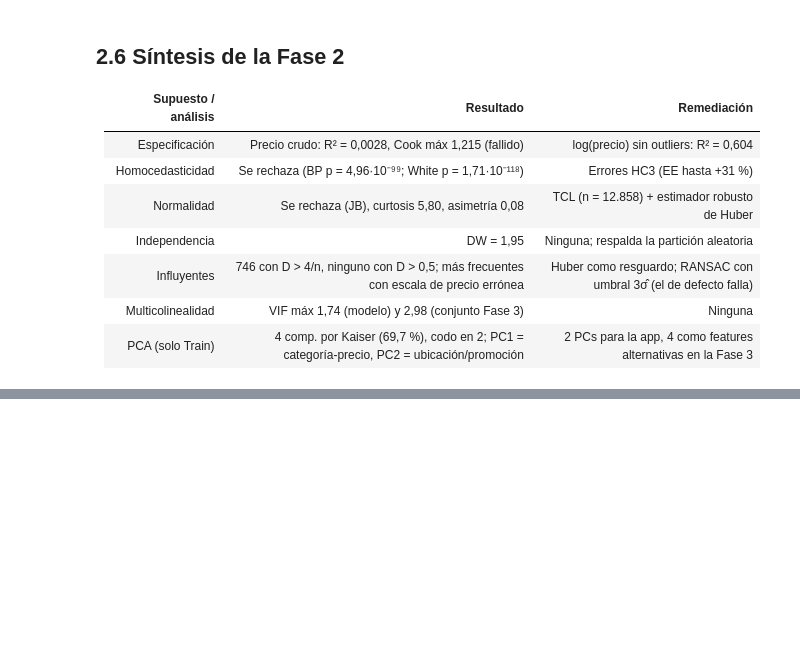
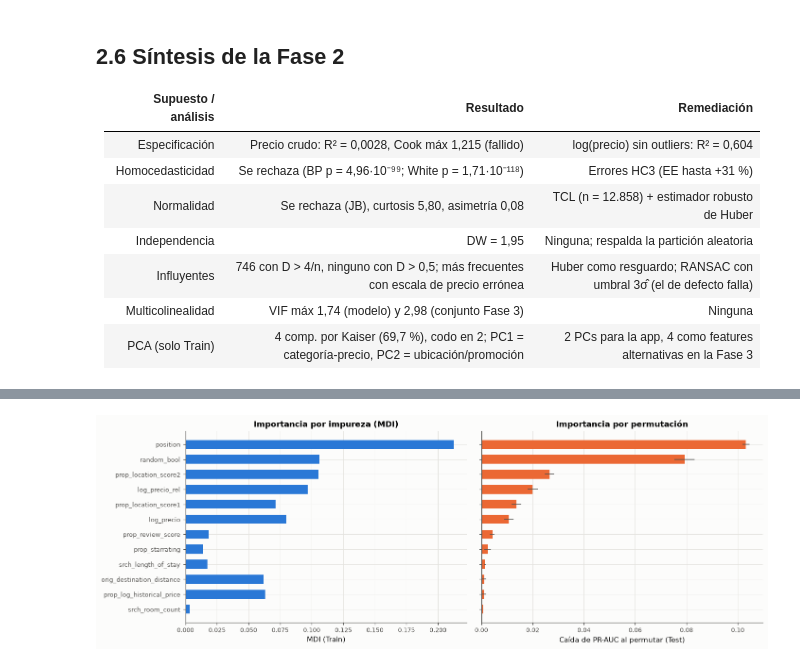
Before and after one commit to verolopezmar/TPI_Estadistica-avanzada-, a Jupyter notebook: notebooks/TP_Integrador_Final.ipynb, the cells around one changed output, grey strips where cells are left out. Saved outputs shown, nothing was run; the diff lists cells and outputs as text; code cells hidden in the pictures; blank space fills up the shorter version.

```diff
--- a/notebooks/TP_Integrador_Final.ipynb
+++ b/notebooks/TP_Integrador_Final.ipynb
@@ -1532,0 +2040,27 @@ búsqueda.** Es un hallazgo predictivo, no causal (Fase 4).
+# %%
+te_sub = submuestra_busquedas(te, 0.25)
+perm = permutation_importance(
+    rf,
+    matriz(te_sub),
+    te_sub[OBJETIVO].to_numpy(),
+    scoring="average_precision",
+    n_repeats=5,
+    random_state=SEED,
+    n_jobs=-1,
+)
+imp = pd.DataFrame(
+    {
+        "MDI": rf.feature_importances_,
+        "Permutación (ΔPR-AUC)": perm.importances_mean,
+        "Permutación_de": perm.importances_std,
+    },
+    index=FEATURES,
+)
+imp["cardinalidad"] = [tr[f].nunique() for f in FEATURES]
+imp["rango_MDI"] = imp["MDI"].rank(ascending=False).astype(int)
+imp["rango_perm"] = imp["Permutación (ΔPR-AUC)"].rank(ascending=False).astype(int)
+rho_card = stats.spearmanr(imp["cardinalidad"], imp["MDI"])
+print(
+    f"Spearman cardinalidad vs. MDI: ρ = {rho_card.statistic:.3f} (p = {rho_card.pvalue:.3g}); vs. permutación: ρ = {stats.spearmanr(imp['cardinalidad'], imp['Permutación (ΔPR-AUC)']).statistic:.3f}"
+)
+imp.sort_values("MDI", ascending=False).round(4)
@@ -1532,0 +2086,19 @@ búsqueda.** Es un hallazgo predictivo, no causal (Fase 4).
+# %%
+top = imp.sort_values("Permutación (ΔPR-AUC)", ascending=False).head(12).index[::-1]
+fig, ax = plt.subplots(1, 2, figsize=(13, 4.6), sharey=True)
+ax[0].barh(top, imp.loc[top, "MDI"], color=gr.AZUL, height=0.6)
+ax[0].set(xlabel="MDI (Train)", title="Importancia por impureza (MDI)")
+ax[1].barh(
+    top,
+    imp.loc[top, "Permutación (ΔPR-AUC)"],
+    xerr=imp.loc[top, "Permutación_de"],
+    color=gr.NARANJA,
+    height=0.6,
+    error_kw={"ecolor": gr.TEXTO_2, "lw": 1},
+)
+ax[1].set(xlabel="Caída de PR-AUC al permutar (Test)", title="Importancia por permutación")
+fig.tight_layout()
+gr.guardar(fig, "f3_importancias")
+plt.show()
+# %% [output]
+[figure, added]
```
Also changed, not shown: parts of 71 cells of this notebook, 31 other files.
